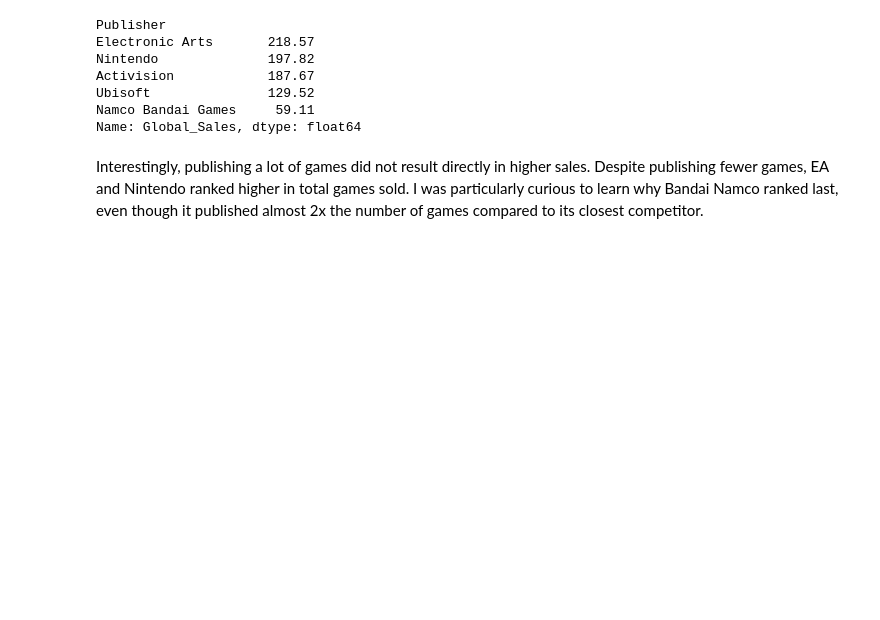
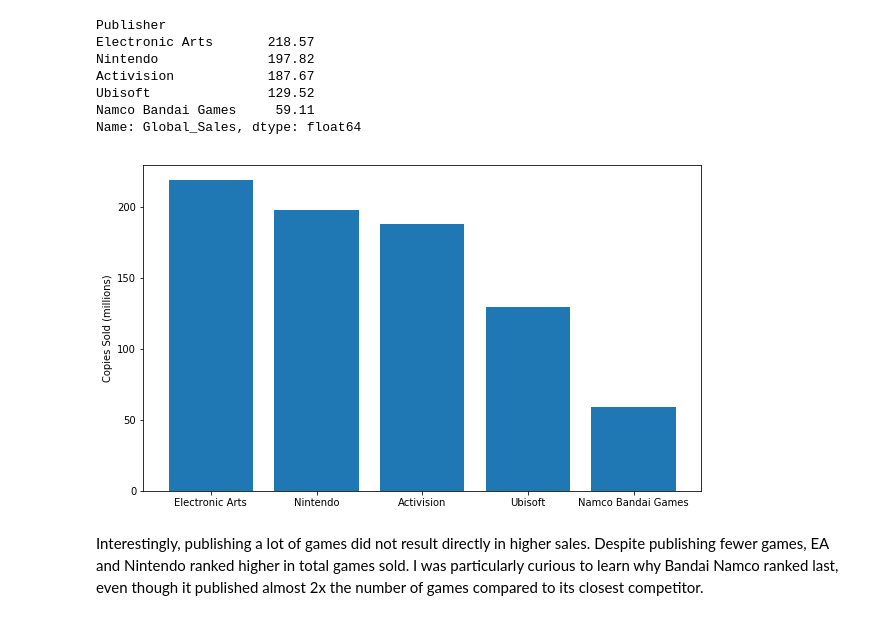
Before and after one commit to vijai747/video-game-dataset, a Jupyter notebook: Video_Game_Data_Review.ipynb, the cells around one changed output. Cells and saved outputs as stored; diff of their text form; code cells hidden in the pictures; blank space fills up the shorter version.

```diff
--- a/Video_Game_Data_Review.ipynb
+++ b/Video_Game_Data_Review.ipynb
@@ -67,7 +67,8 @@ Holy cow! That's a lot of video games, expecially from Namco Bandai. A total of
 # %% [markdown]
 # Q2 : How many games did they sell?
 # %%
-data[data['Publisher'].isin(top_publishers)].groupby('Publisher')['Global_Sales'].sum().sort_values(ascending=False)
+publisher_sales = data[data['Publisher'].isin(top_publishers)].groupby('Publisher')['Global_Sales'].sum().sort_values(ascending=False)
+publisher_sales
 # %% [output]
 Publisher
 Electronic Arts       218.57
@@ -76,6 +77,16 @@ Activision            187.67
 Ubisoft               129.52
 Namco Bandai Games     59.11
 Name: Global_Sales, dtype: float64
+# %%
+publisher_sales_list = list(publisher_sales.index)
+
+x_vals = [i for i in range(len(publisher_sales))]
+plt.bar(x_vals, publisher_sales)
+plt.xticks(x_vals, publisher_sales_list, rotation=0)
+plt.ylabel("Copies Sold (millions)")
+plt.show()
+# %% [output]
+[figure, added]
 # %% [markdown]
 Interestingly, publishing a lot of games did not result directly in higher sales. Despite publishing fewer games, EA and Nintendo ranked higher in total games sold. I was particularly curious to learn why Bandai Namco ranked last, even though it published almost 2x the number of games compared to its closest competitor.
 # %%
```
Also changed, not shown: parts of 11 cells of this notebook.
